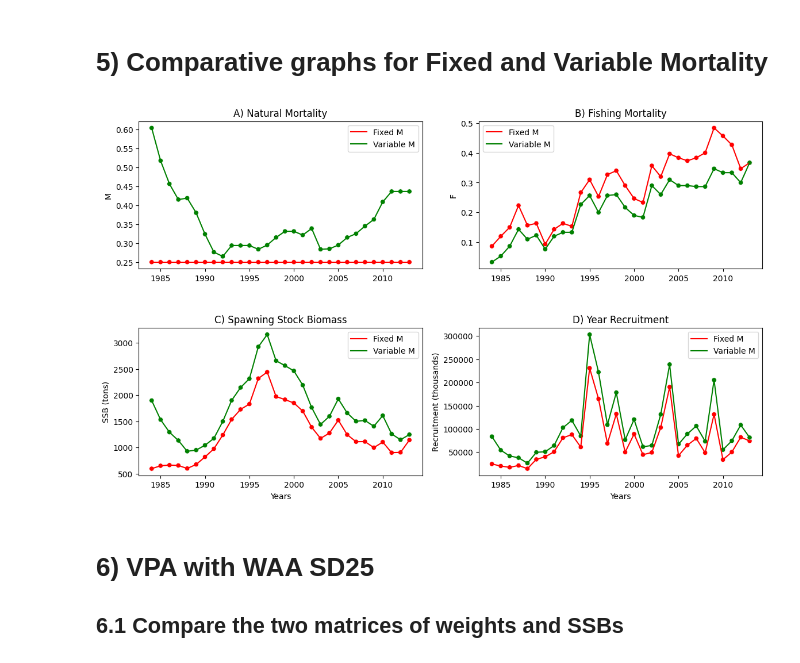
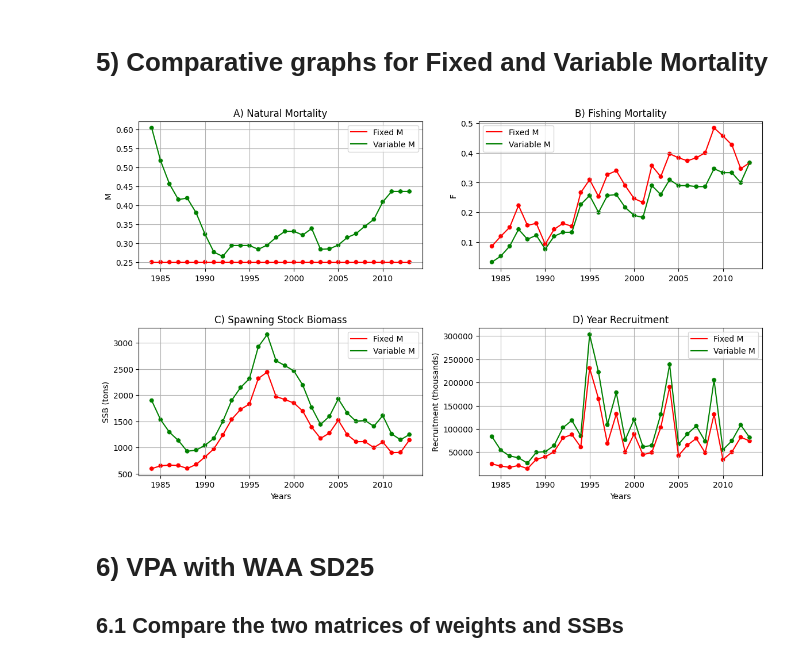
Before and after one commit to d2gex/pfs_slu, a Jupyter notebook: python/vap_fixed_terms.ipynb, the cells around one changed output. Saved outputs shown, nothing was run; the diff lists cells and outputs as text; code cells hidden in the pictures.

```diff
--- a/python/vap_fixed_terms.ipynb
+++ b/python/vap_fixed_terms.ipynb
@@ -404,34 +404,35 @@ rsf_vs_rsbv = pd.concat([rsf_vs_rsbv, rsv], axis=0, keys=['rs', 'rs']).reset_ind
 
 sns.scatterplot(data=rsf_vs_rsbv,
                 x = "year",
                 y="rs",
                 hue='m_type',
                 palette=['r', 'g'],
                 ax = ax[1][1]).set(title = "D) Year Recruitment")
 sns.lineplot(data=rsf_vs_rsbv, x='year', y='rs', hue='m_type', palette=['r', 'g'], ax = ax[1][1])
 ax[1][1].legend(title= "SSB (variable vs fixed)")
 ax[1][1].legend(title= "Recruitment (variable vs fixed)")
 
 ax[0][0].set_xlabel('')
 ax[0][1].set_xlabel('')
 ax[1][0].set_xlabel('Years')
 ax[1][1].set_xlabel('Years')
 
 ax[0][0].set_ylabel('M')
 ax[0][1].set_ylabel('F')
 ax[1][0].set_ylabel('SSB (tons)')
 ax[1][1].set_ylabel('Recruitment (thousands)')
 
 
 # Remove dots legend
 for i in range(2):
     for j in range(2):
         handles, labels = ax[i][j].get_legend_handles_labels()
         ax[i][j].legend(handles[2:], labels)
+        ax[i][j].grid()
 
 plt.subplots_adjust(wspace = 0.2, hspace=0.4)
 # %% [output]
-[figure, old version]
+[figure, new version]
 # %% [markdown]
 # 6) VPA with WAA SD25
 
```
Also changed, not shown: parts of 7 cells of this notebook.
